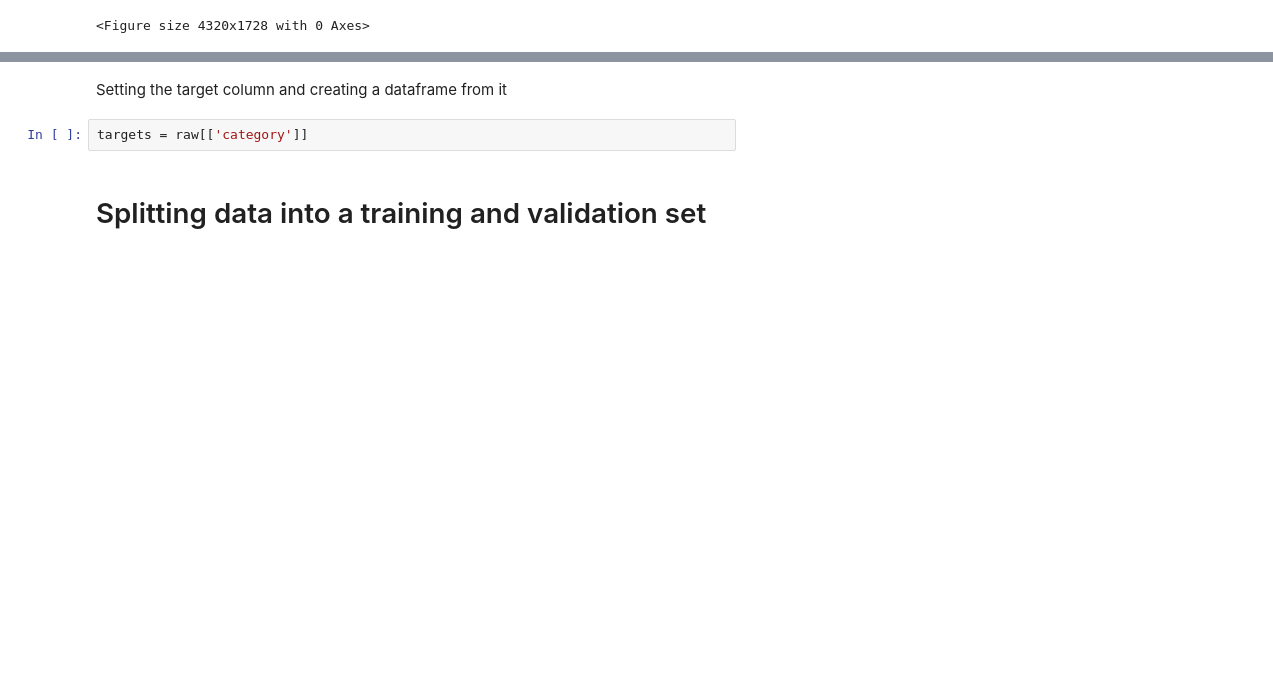
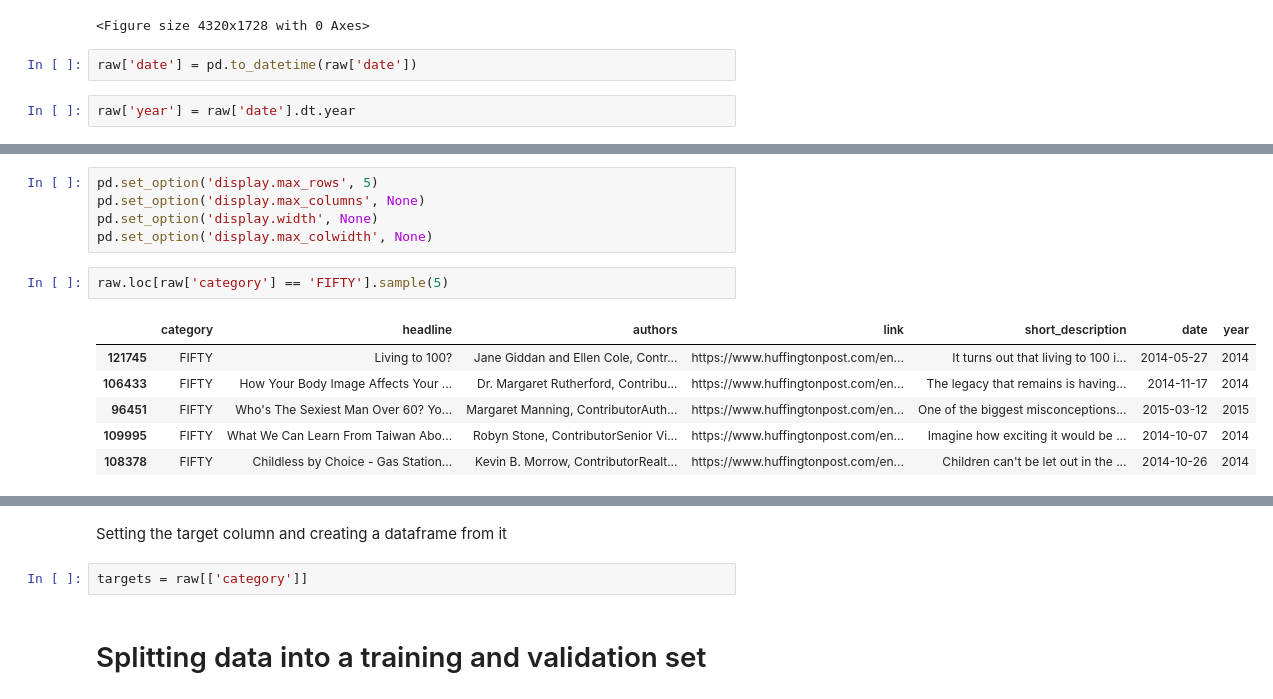
Before and after one commit to ethandsz/MLProject, a Jupyter notebook: MLProject.ipynb, the cells around one changed output, grey strips where cells are left out. Drawn from its saved outputs; the diff is of its cells as text; blank space fills up the shorter version.

```diff
--- a/MLProject.ipynb
+++ b/MLProject.ipynb
@@ -76,3 +85,7 @@ fig.show(renderer="colab");
 # %% [output]
 [interactive output not drawn]
 <Figure size 4320x1728 with 0 Axes>
+# %%
+raw['date'] = pd.to_datetime(raw['date'])
+# %%
+raw['year'] = raw['date'].dt.year
@@ -78,0 +117,14 @@ fig.show(renderer="colab");
+# %%
+pd.set_option('display.max_rows', 5)
+pd.set_option('display.max_columns', None)
+pd.set_option('display.width', None)
+pd.set_option('display.max_colwidth', None)
+# %%
+raw.loc[raw['category'] == 'FIFTY'].sample(5)
+# %% [output]
+|  | category | headline | authors | link | short_description | date | year |
+| 121745 | FIFTY | Living to 100? | Jane Giddan and Ellen Cole, Contr... | https://www.huffingtonpost.com/en... | It turns out that living to 100 i... | 2014-05-27 | 2014 |
+| 106433 | FIFTY | How Your Body Image Affects Your ... | Dr. Margaret Rutherford, Contribu... | https://www.huffingtonpost.com/en... | The legacy that remains is having... | 2014-11-17 | 2014 |
+| 96451 | FIFTY | Who's The Sexiest Man Over 60? Yo... | Margaret Manning, ContributorAuth... | https://www.huffingtonpost.com/en... | One of the biggest misconceptions... | 2015-03-12 | 2015 |
+| 109995 | FIFTY | What We Can Learn From Taiwan Abo... | Robyn Stone, ContributorSenior Vi... | https://www.huffingtonpost.com/en... | Imagine how exciting it would be ... | 2014-10-07 | 2014 |
+| 108378 | FIFTY | Childless by Choice - Gas Station... | Kevin B. Morrow, ContributorRealt... | https://www.huffingtonpost.com/en... | Children can't be let out in the ... | 2014-10-26 | 2014 |
```
Also changed, not shown: parts of 154 cells of this notebook.
